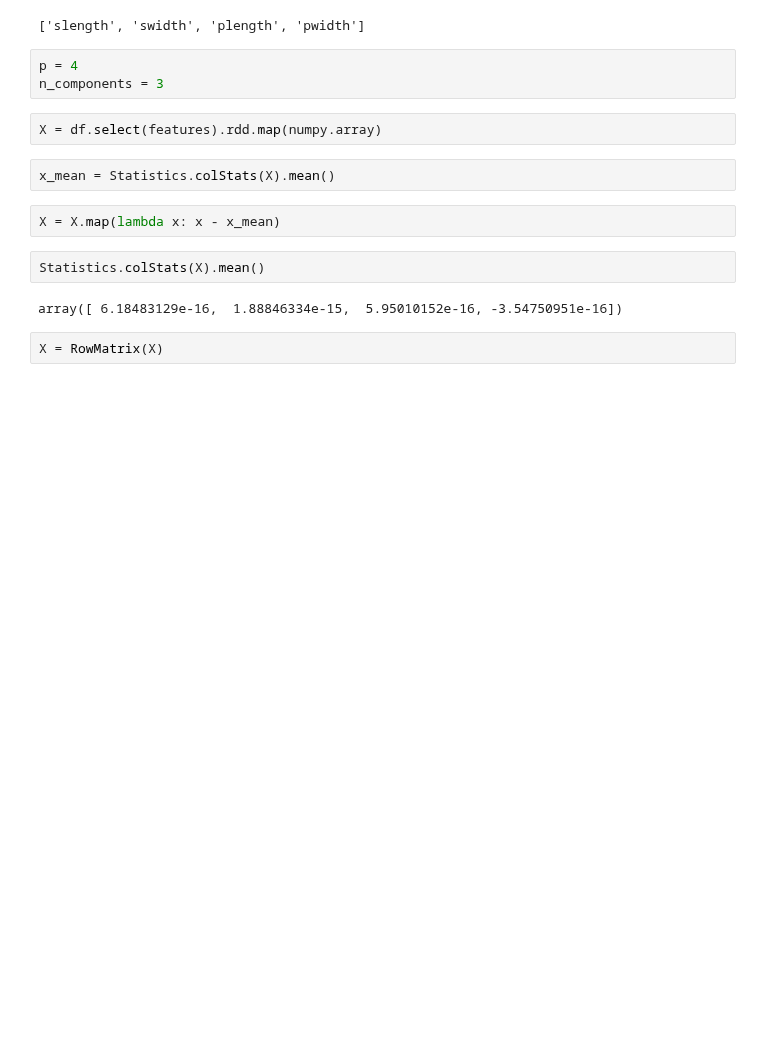
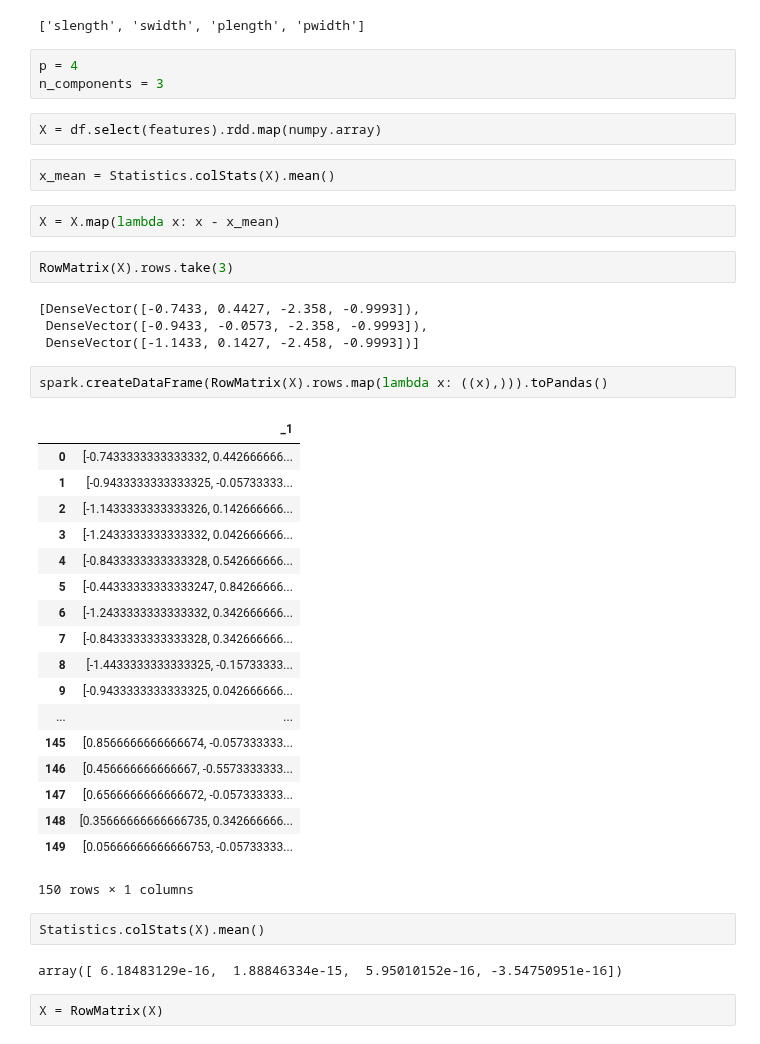
Before and after one commit to cbg-ethz/pybda, a Jupyter notebook: analysis/notebooks/2-dimred-notebooks/ica.ipynb, the cells around one changed output. Drawn from its saved outputs; the diff is of its cells as text; blank space fills up the shorter version.

```diff
--- a/analysis/notebooks/2-dimred-notebooks/ica.ipynb
+++ b/analysis/notebooks/2-dimred-notebooks/ica.ipynb
@@ -48,6 +48,33 @@ X = df.select(features).rdd.map(numpy.array)
 x_mean = Statistics.colStats(X).mean()
 # %%
 X = X.map(lambda x: x - x_mean)
+# %%
+RowMatrix(X).rows.take(3)
+# %% [output]
+[DenseVector([-0.7433, 0.4427, -2.358, -0.9993]),
+ DenseVector([-0.9433, -0.0573, -2.358, -0.9993]),
+ DenseVector([-1.1433, 0.1427, -2.458, -0.9993])]
+# %%
+spark.createDataFrame(RowMatrix(X).rows.map(lambda x: ((x),))).toPandas()
+# %% [output]
+|  | _1 |
+| 0 | [-0.7433333333333332, 0.442666666... |
+| 1 | [-0.9433333333333325, -0.05733333... |
+| 2 | [-1.1433333333333326, 0.142666666... |
+| 3 | [-1.2433333333333332, 0.042666666... |
+| 4 | [-0.8433333333333328, 0.542666666... |
+| 5 | [-0.44333333333333247, 0.84266666... |
+| 6 | [-1.2433333333333332, 0.342666666... |
+| 7 | [-0.8433333333333328, 0.342666666... |
+| 8 | [-1.4433333333333325, -0.15733333... |
+| 9 | [-0.9433333333333325, 0.042666666... |
+| ... | ... |
+| 145 | [0.8566666666666674, -0.057333333... |
+| 146 | [0.456666666666667, -0.5573333333... |
+| 147 | [0.6566666666666672, -0.057333333... |
+| 148 | [0.35666666666666735, 0.342666666... |
+| 149 | [0.05666666666666753, -0.05733333... |
+150 rows × 1 columns
 # %%
 Statistics.colStats(X).mean()
 # %% [output]
```
Also changed, not shown: parts of 5 cells of this notebook, 4 other files.
